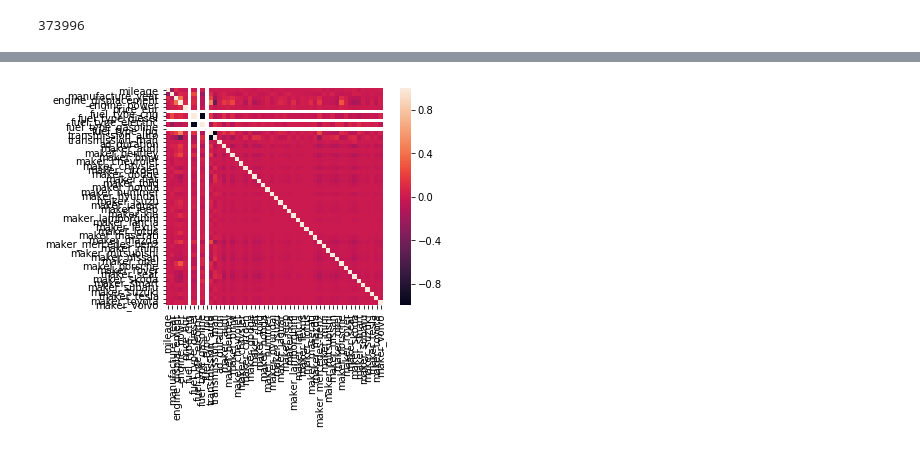
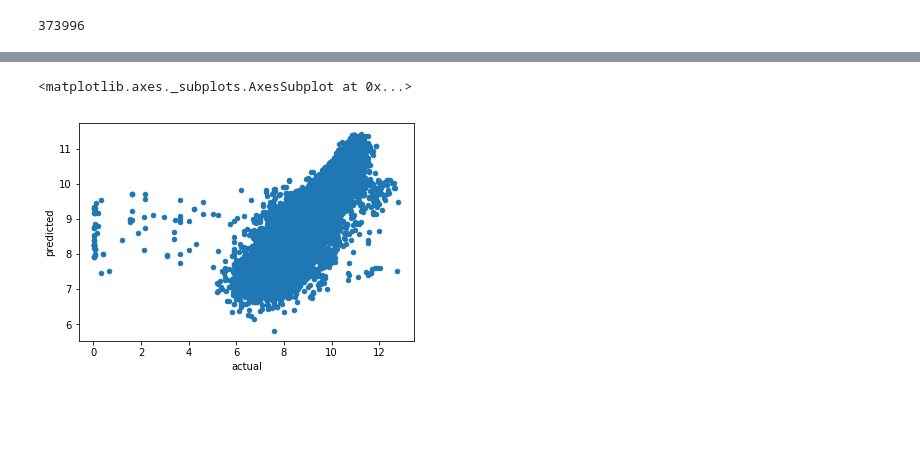
Before and after one commit to daniele-salerno/appunti-ml, a Jupyter notebook: 3_classificatori_non_lineari/cars.ipynb, the cells around one changed output, grey strips where cells are left out. Drawn from its saved outputs; the diff is of its cells as text; code cells hidden in the pictures; blank space fills up the shorter version.

```diff
--- a/3_classificatori_non_lineari/cars.ipynb
+++ b/3_classificatori_non_lineari/cars.ipynb
@@ -277,26 +285,29 @@ R2 score: 0.7110370941286682
 # %%
-# from scipy import stats
+df_exper = df_final.copy()
 
-# df_final = df_final\
-#     .loc[:, lambda df: df.std() > 0.05].loc[lambda df: (np.abs(stats.zscore(df)) < 3).all(axis=1)]
+from scipy import stats
 
-# from sklearn.linear_model import LinearRegression
-# from sklearn.metrics import mean_squared_error, r2_score
+df_exper = df_exper\
+    .loc[:, lambda df: df.std() > 0.05]\
+    .loc[lambda df: (np.abs(stats.zscore(df)) < 3).all(axis=1)]
 
-# X = df_final.drop("price_eur", axis=1).values
-# Y = np.log1p(df_final["price_eur"].values)
+from sklearn.linear_model import LinearRegression
+from sklearn.metrics import mean_squared_error, r2_score
 
-# X_train, X_test, Y_train, Y_test = train_test_split(X,Y, test_size=0.3, random_state=0)
+X = df_exper.drop("price_eur", axis=1).values
+Y = np.log1p(df_exper["price_eur"].values)
+
+X_train, X_test, Y_train, Y_test = train_test_split(X,Y, test_size=0.3, random_state=0)
 
 
-# ll = LinearRegression()
-# ll.fit(X_train, Y_train)
-# Y_pred = ll.predict(X_test)
+ll = LinearRegression()
+ll.fit(X_train, Y_train)
+Y_pred = ll.predict(X_test)
 
-# print("MSE: "+str(mean_squared_error(Y_test, Y_pred)))
-# print("R2 score: "+str(r2_score(Y_test, Y_pred)))
-# #R2 score: 0.8128178642159138
-# df_final.shape[0]
+print("MSE: "+str(mean_squared_error(Y_test, Y_pred)))
+print("R2 score: "+str(r2_score(Y_test, Y_pred)))
+#R2 score: 0.8128178642159138
+df_exper.shape[0]
 # %% [output]
 MSE: 0.14648942065363832
 R2 score: 0.8274344855828581
@@ -342,12 +315,8 @@ plt.show()
-# %%
-import seaborn as sns
-
-#sns.set(font_scale=1.5)
-hm = sns.heatmap(df_final.corr(),
-                 cbar=True, #disegna una barra con l'intensità del colore
-                 square=True, #forza le caselle a una dimensione quadrata
-                 yticklabels=df_final.columns, #labels per i valori sull'asse Y
-                 xticklabels=df_final.columns) #labels per i valori sull'asse X
-plt.show()
-# %% [output]
-[figure, removed]
+# %%
+actual_predicted = pd.DataFrame({"predicted": Y_pred,
+                                  "actual": Y_test})
+
+actual_predicted.plot.scatter(x="actual", y="predicted")
+# %% [output]
+<matplotlib.axes._subplots.AxesSubplot at 0x...>
+[figure, added]
```
Also changed, not shown: parts of 5 cells of this notebook, 1 other file.
